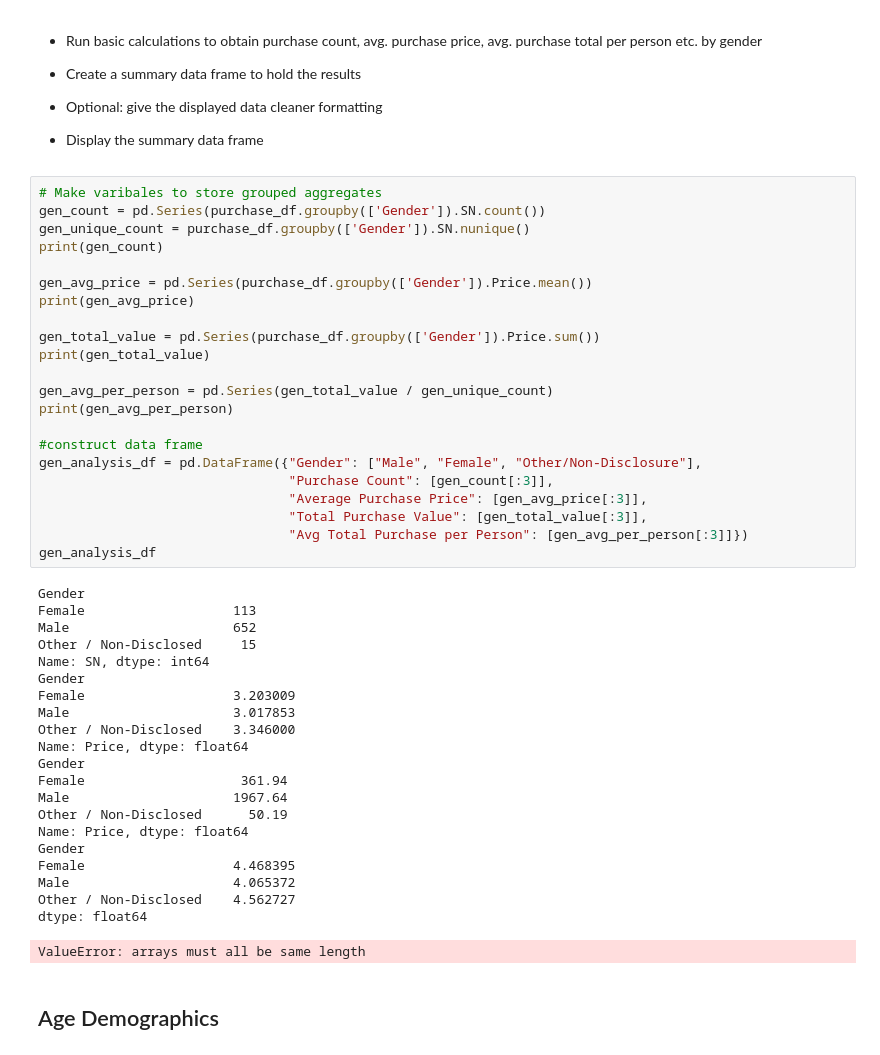
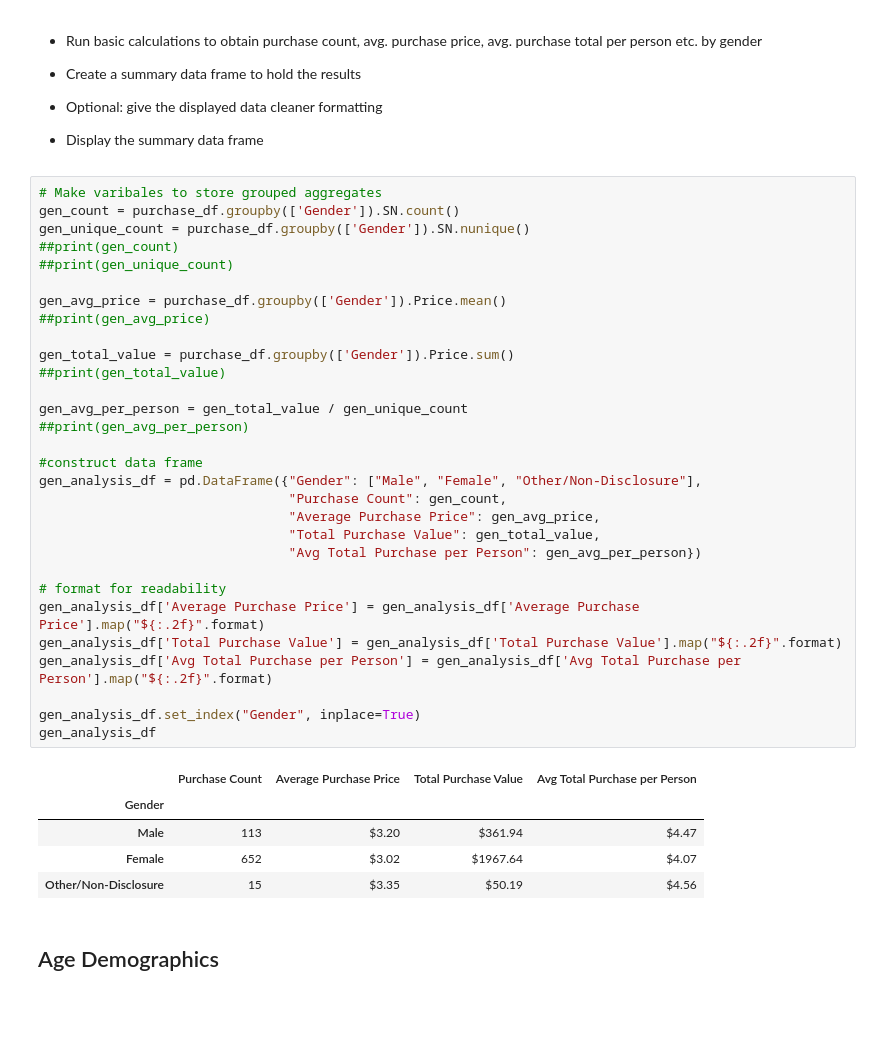
Before and after one commit to Sweeny91/Pandas_DataFrame_Method_Exploration, a Jupyter notebook: HeroesofPymoli/working_book.ipynb, the cells around one changed output. Drawn from its saved outputs; the diff is of its cells as text; blank space fills up the shorter version.

```diff
--- a/HeroesofPymoli/working_book.ipynb
+++ b/HeroesofPymoli/working_book.ipynb
@@ -152,48 +155,40 @@ gender_demo_df
 * Display the summary data frame
 # %%
 # Make varibales to store grouped aggregates
-gen_count = pd.Series(purchase_df.groupby(['Gender']).SN.count())
+gen_count = purchase_df.groupby(['Gender']).SN.count()
 gen_unique_count = purchase_df.groupby(['Gender']).SN.nunique()
-print(gen_count)
+##print(gen_count)
+##print(gen_unique_count)
 
-gen_avg_price = pd.Series(purchase_df.groupby(['Gender']).Price.mean())
-print(gen_avg_price)
+gen_avg_price = purchase_df.groupby(['Gender']).Price.mean()
+##print(gen_avg_price)
 
-gen_total_value = pd.Series(purchase_df.groupby(['Gender']).Price.sum())
-print(gen_total_value)
+gen_total_value = purchase_df.groupby(['Gender']).Price.sum()
+##print(gen_total_value)
 
-gen_avg_per_person = pd.Series(gen_total_value / gen_unique_count)
-print(gen_avg_per_person)
+gen_avg_per_person = gen_total_value / gen_unique_count
+##print(gen_avg_per_person)
 
 #construct data frame
 gen_analysis_df = pd.DataFrame({"Gender": ["Male", "Female", "Other/Non-Disclosure"],
-                                "Purchase Count": [gen_count[:3]],
-                                "Average Purchase Price": [gen_avg_price[:3]],
-                                "Total Purchase Value": [gen_total_value[:3]],
-                                "Avg Total Purchase per Person": [gen_avg_per_person[:3]]})
+                                "Purchase Count": gen_count,
+                                "Average Purchase Price": gen_avg_price,
+                                "Total Purchase Value": gen_total_value,
+                                "Avg Total Purchase per Person": gen_avg_per_person})
+
+# format for readability
+gen_analysis_df['Average Purchase Price'] = gen_analysis_df['Average Purchase Price'].map("${:.2f}".format)
+gen_analysis_df['Total Purchase Value'] = gen_analysis_df['Total Purchase Value'].map("${:.2f}".format)
+gen_analysis_df['Avg Total Purchase per Person'] = gen_analysis_df['Avg Total Purchase per Person'].map("${:.2f}".format)
+
+gen_analysis_df.set_index("Gender", inplace=True)
 gen_analysis_df
 # %% [output]
-Gender
-Female                   113
-Male                     652
-Other / Non-Disclosed     15
-Name: SN, dtype: int64
-Gender
-Female                   3.203009
-Male                     3.017853
-Other / Non-Disclosed    3.346000
-Name: Price, dtype: float64
-Gender
-Female                    361.94
-Male                     1967.64
-Other / Non-Disclosed      50.19
-Name: Price, dtype: float64
-Gender
-Female                   4.468395
-Male                     4.065372
-Other / Non-Disclosed    4.562727
-dtype: float64
-ValueError: arrays must all be same length
+|  | Purchase Count | Average Purchase Price | Total Purchase Value | Avg Total Purchase per Person |
+| Gender |  |  |  |  |
+| Male | 113 | $3.20 | $361.94 | $4.47 |
+| Female | 652 | $3.02 | $1967.64 | $4.07 |
+| Other/Non-Disclosure | 15 | $3.35 | $50.19 | $4.56 |
 # %% [markdown]
 ## Age Demographics
 # %% [markdown]
```
Also changed, not shown: parts of 10 cells of this notebook.
